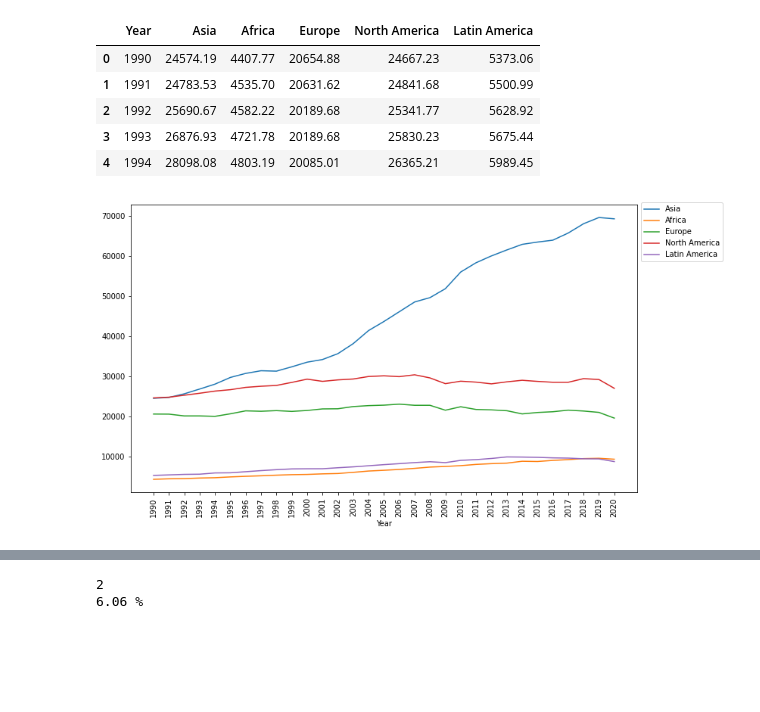
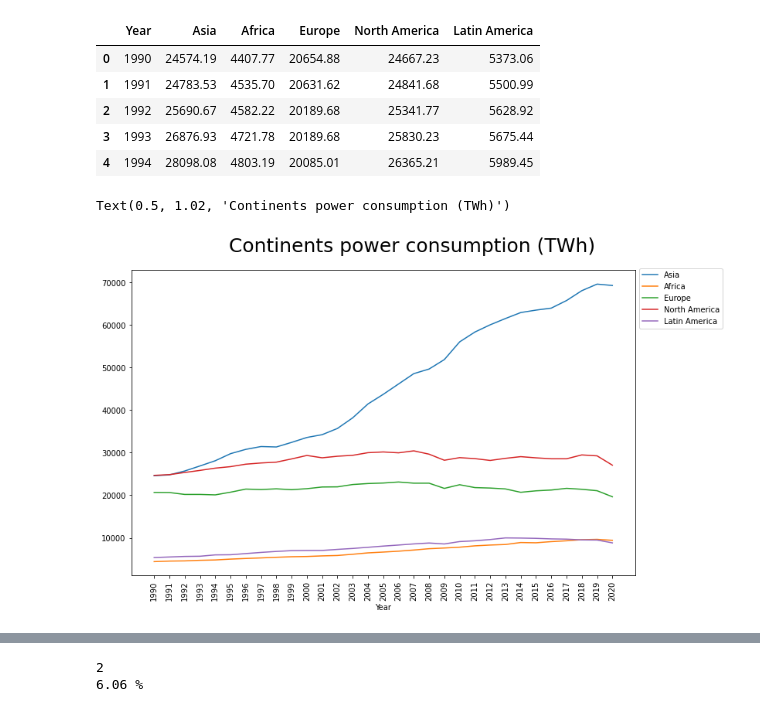
Before and after one commit to malvaradogcode/ProyectBootcamp, a Jupyter notebook: src/eda.ipynb, the cells around one changed output, grey strips where cells are left out. Saved outputs shown, nothing was run; the diff lists cells and outputs as text; code cells hidden in the pictures; blank space fills up the shorter version.

```diff
--- a/src/eda.ipynb
+++ b/src/eda.ipynb
@@ -175,16 +183,15 @@ df_cont_cons.head()
 | 4 | 1994 | 28098.08 | 4803.19 | 20085.01 | 26365.21 | 5989.45 |
 # %%
 ax1 = df_cont_cons.plot(x='Year',y=df_cont_cons.columns[1:], figsize=(12,7))
-fig = ax.get_figure()
+fig1 = ax1.get_figure()
 ax1.set_xticks(df_org_cons['Year'])
 ax1.tick_params(axis='x', rotation=90)
 ax1.legend(bbox_to_anchor=(1,1.02), loc='upper left')
-fig.tight_layout(pad=3)
-fig.suptitle('Continents power consumption (TWh)', fontsize=25, y=1.02)
-
-plt.show()
+fig1.tight_layout(pad=3)
+fig1.suptitle('Continents power consumption (TWh)', fontsize=25, y=1.02)
 # %% [output]
+Text(0.5, 1.02, 'Continents power consumption (TWh)')
-[figure, old version]
+[figure, new version]
 # %%
 profile_countries = ppr.ProfileReport(df_Countries, title='Pandas Profiling Report', minimal=True)
 profile_countries.to_file('../data/reports/Continent_Countries_TWH.html')
```
Also changed, not shown: parts of 3 cells of this notebook, 2 other files.
